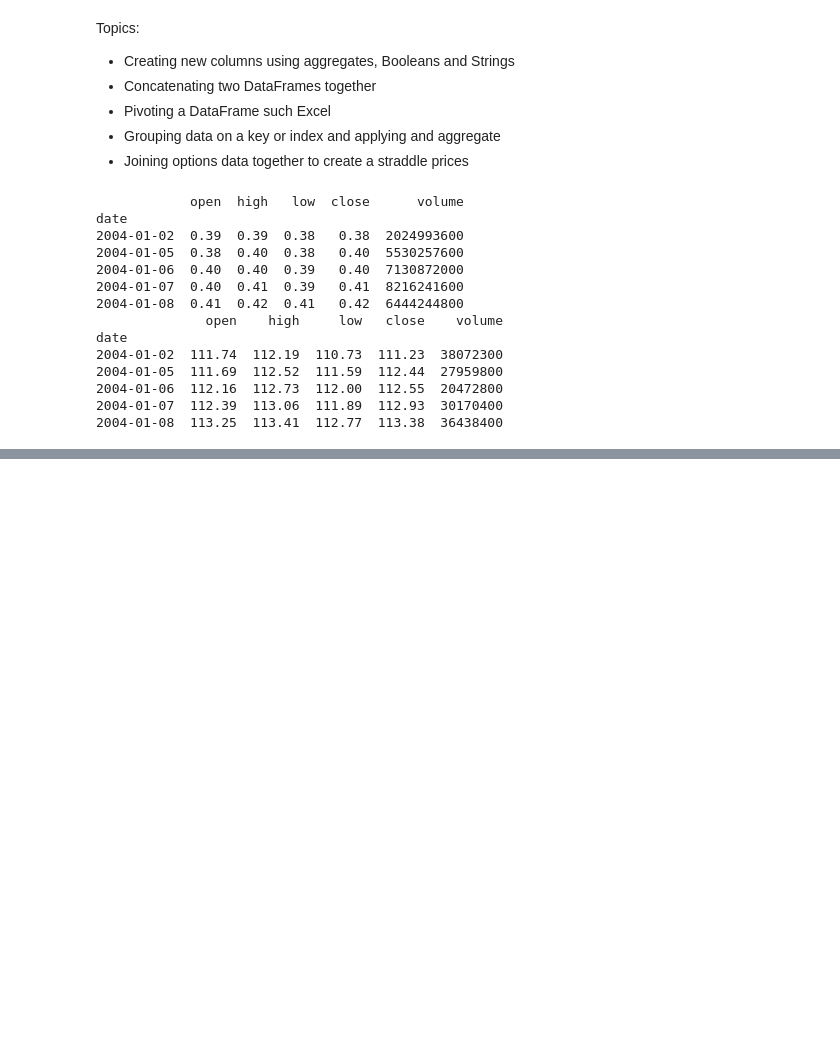
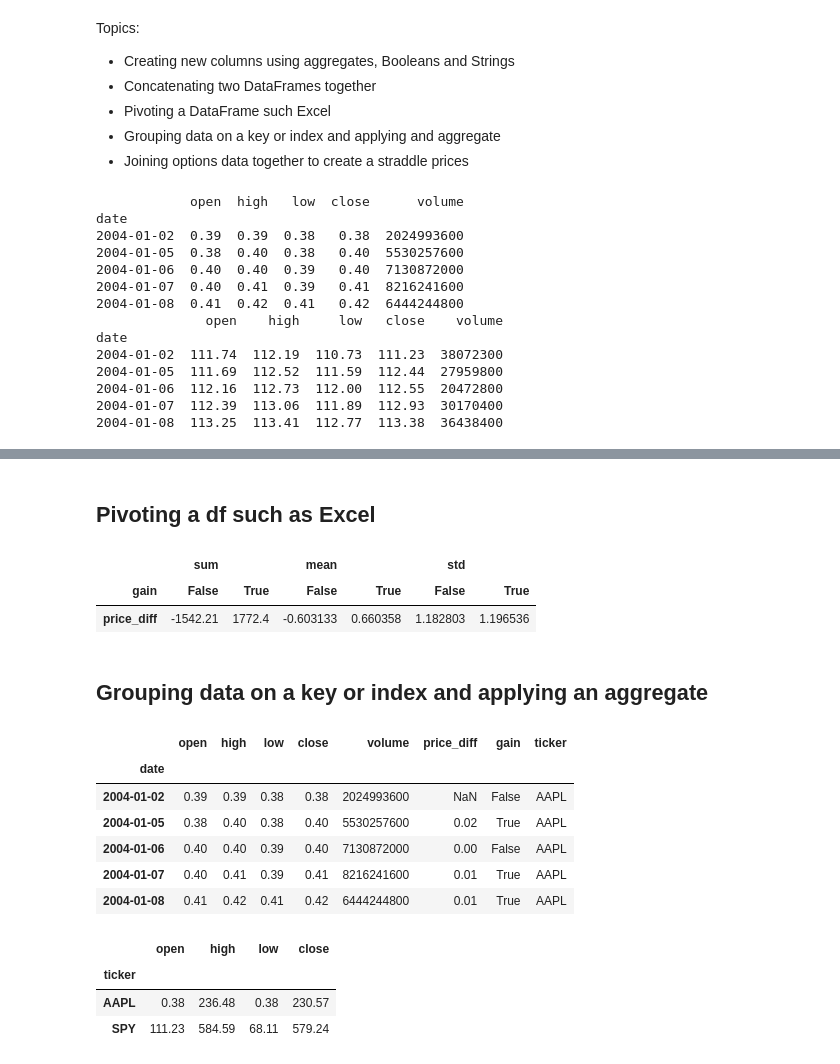
Before and after one commit to MichalPoleszczuk/Books, a Jupyter notebook: Python_for_Algorithmic_Trading_Cookbook/Chapter2/Notes_to_Chapter2.ipynb, the cells around one changed output, grey strips where cells are left out. Drawn from its saved outputs; the diff is of its cells as text; code cells hidden in the pictures; blank space fills up the shorter version.

```diff
--- a/Python_for_Algorithmic_Trading_Cookbook/Chapter2/Notes_to_Chapter2.ipynb
+++ b/Python_for_Algorithmic_Trading_Cookbook/Chapter2/Notes_to_Chapter2.ipynb
@@ -401,0 +465,35 @@ benchmark.columns = columns
+# %% [markdown]
+## Pivoting a df such as Excel
+# %%
+pd.pivot_table(
+    data=asset,
+    values="price_diff",
+    columns="gain",
+    aggfunc=["sum","mean", "std"]
+) # the result is a pivoted dataframe with MultiIndex column labels
+# %% [output]
+|  | sum |  | mean |  | std |  |
+| gain | False | True | False | True | False | True |
+| price_diff | -1542.21 | 1772.4 | -0.603133 | 0.660358 | 1.182803 | 1.196536 |
+# %% [markdown]
+## Grouping data on a key or index and applying an aggregate
+# %%
+concated = pd.concat([asset, benchmark])
+# %%
+concated.head()
+# %% [output]
+|  | open | high | low | close | volume | price_diff | gain | ticker |
+| date |  |  |  |  |  |  |  |  |
+| 2004-01-02 | 0.39 | 0.39 | 0.38 | 0.38 | 2024993600 | NaN | False | AAPL |
+| 2004-01-05 | 0.38 | 0.40 | 0.38 | 0.40 | 5530257600 | 0.02 | True | AAPL |
+| 2004-01-06 | 0.40 | 0.40 | 0.39 | 0.40 | 7130872000 | 0.00 | False | AAPL |
+| 2004-01-07 | 0.40 | 0.41 | 0.39 | 0.41 | 8216241600 | 0.01 | True | AAPL |
+| 2004-01-08 | 0.41 | 0.42 | 0.41 | 0.42 | 6444244800 | 0.01 | True | AAPL |
+# %%
+# group the resulting df by ticker
+concated.groupby("ticker").close.ohlc()
+# %% [output]
+|  | open | high | low | close |
+| ticker |  |  |  |  |
+| AAPL | 0.38 | 236.48 | 0.38 | 230.57 |
+| SPY | 111.23 | 584.59 | 68.11 | 579.24 |
```
Also changed, not shown: parts of 12 cells of this notebook, 2 other files.
